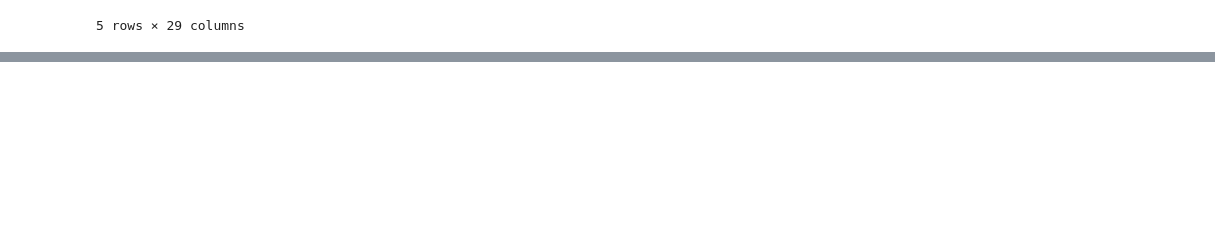
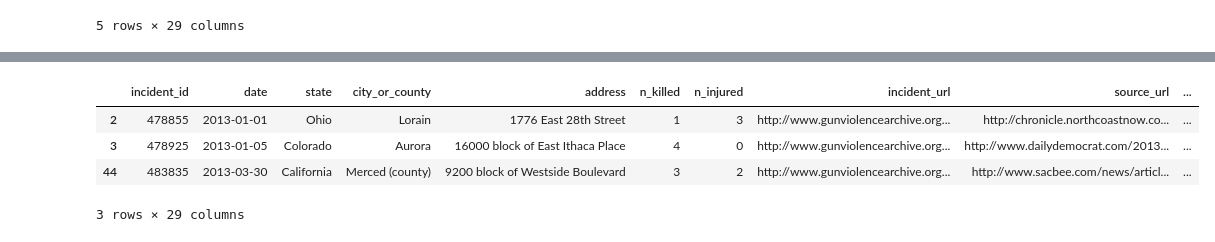
Before and after one commit to AndyDeNike/gun_violence_us_data, a Jupyter notebook: gun_violence_us_data.ipynb, the cells around one changed output, grey strips where cells are left out. Cells and saved outputs as stored; diff of their text form; code cells hidden in the pictures; blank space fills up the shorter version.

Commit message:
Guide / Using conditionals / multiple parameters

```diff
--- a/gun_violence_us_data.ipynb
+++ b/gun_violence_us_data.ipynb
@@ -14,0 +55,8 @@ df.head()
+# %%
+df.loc[[2, 3, 44]] #iloc and loc have the same search parameters because the index is named as a number (in this case)
+# %% [output]
+|  | incident_id | date | state | city_or_county | address | n_killed | n_injured | incident_url | source_url | ... |
+| 2 | 478855 | 2013-01-01 | Ohio | Lorain | 1776 East 28th Street | 1 | 3 | http://www.gunviolencearchive.org... | http://chronicle.northcoastnow.co... | ... |
+| 3 | 478925 | 2013-01-05 | Colorado | Aurora | 16000 block of East Ithaca Place | 4 | 0 | http://www.gunviolencearchive.org... | http://www.dailydemocrat.com/2013... | ... |
+| 44 | 483835 | 2013-03-30 | California | Merced (county) | 9200 block of Westside Boulevard | 3 | 2 | http://www.gunviolencearchive.org... | http://www.sacbee.com/news/articl... | ... |
+3 rows × 29 columns
```
Also changed, not shown: parts of 21 cells of this notebook.
